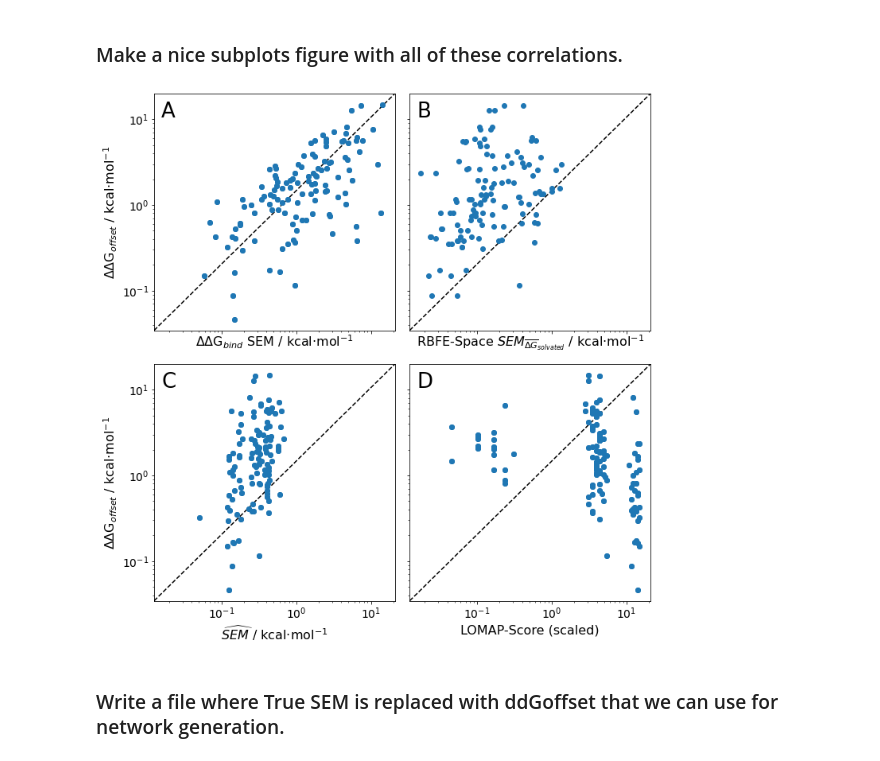
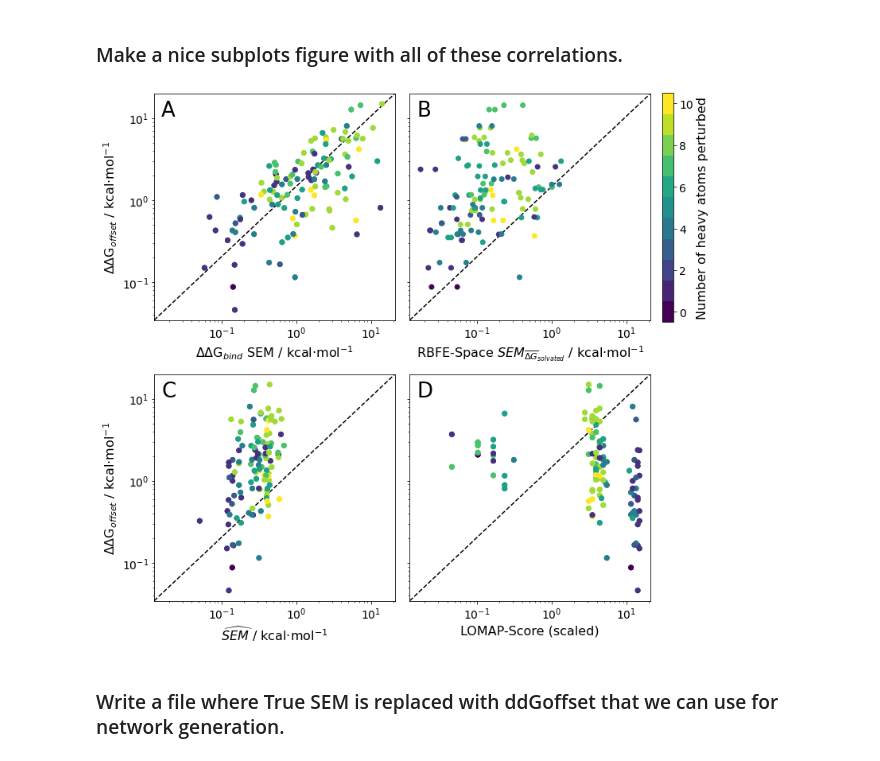
Before and after one commit to michellab/RBFENN, a Jupyter notebook: ANALYSIS/perturbation_networks/_05_check_tyk2_sf_correlations.ipynb, the cells around one changed output. Cells and saved outputs as stored; diff of their text form; code cells hidden in the pictures.

Commit message:
added colourbar to corr plot

```diff
--- a/ANALYSIS/perturbation_networks/_05_check_tyk2_sf_correlations.ipynb
+++ b/ANALYSIS/perturbation_networks/_05_check_tyk2_sf_correlations.ipynb
@@ -152,5 +51,0 @@ NameError: name 'tranformations' is not defined
-# %%
-for pert, _ in pert_network_dict.items():
-        liga, ligb = pert.split("~")
-        freenrg, err = fep_data[pert]
-        print(pert, fep_data[pert])
@@ -285,6 +216,7 @@ for i in range(len(data)):
 # %%
 fep_sems = []
 fep_minus_exp_freenrgs = []
+fep_minus_exp_freenrgs_HAs = []
 
 for pert, fep_outputs in fep_data.items():
     # get the FEP predictions as floats.
@@ -299,3 +231,6 @@ for pert, fep_outputs in fep_data.items():
     abs_fep_minus_exp = abs(fep_freenrg - exp_ddg)
     fep_minus_exp_freenrgs.append(abs_fep_minus_exp)
     fep_sems.append(fep_sem)
+
+    # get the number of perturbed heavy atoms for this pert.
+    fep_minus_exp_freenrgs_HAs.append(num_ha_perturbed[pert])
@@ -311,6 +238,7 @@ plt.show()
 # what about FEP-Space SEM vs ddGoffset?
 fepspace_sems = []
 ddg_offsets_matched = []
+ddg_offsets_matched_HAs = []
 
 for pert, fep_outputs in fep_data.items():
     query_name = f"{pert}_tyk2"
@@ -332,3 +260,6 @@ for pert, fep_outputs in fep_data.items():
     if len(fepspace_sem) > 0: # i.e. if found in FEP-Space.
         fepspace_sems.append(float(fepspace_sem))
         ddg_offsets_matched.append(float(abs_fep_minus_exp))
+
+        # get the number of perturbed heavy atoms for this pert.
+        ddg_offsets_matched_HAs.append(num_ha_perturbed[pert])
@@ -354,6 +279,7 @@ for input_file in glob.glob("output/series_predictions/tyk2_*.csv"):
 fepnn_df["pred_sem_mean"] = np.mean(fepnn_preds, axis=0)
 fepnn_df["pred_sem_std"] = np.std(fepnn_preds, axis=0)
 
+n_ha_perturbed_C_D = []
 for pert, fep_outputs in fep_data.items():
     query_name = f"{pert}_tyk2"
 
@@ -371,5 +297,9 @@ for pert, fep_outputs in fep_data.items():
     # get the FEP-NN predicted SEM.
     pred_sem = fepnn_df[fepnn_df['pert_name'] == pert]['pred_sem_mean'].values
 
+    # get the number of perturbed heavy atoms.
+    n_ha = fepnn_df[fepnn_df['pert_name'] == pert]['num_ha_change'].values[0]
+    n_ha_perturbed_C_D.append(n_ha)
+
     pred_sems.append(float(pred_sem[0]))
     ddg_offsets.append(float(abs_fep_minus_exp))
@@ -446,40 +349,47 @@ plotScatter(lomap_scores_scaled, ddg_offsets, log_transf=True,
 # %%
 f, axes = plt.subplots(2, 2, figsize=(10,10), sharey=True, sharex=True)
 
 # top left. ddgbind vs sem
-axes[0][0].scatter(fep_sems, fep_minus_exp_freenrgs)
+axes[0][0].scatter(fep_sems, fep_minus_exp_freenrgs, c=fep_minus_exp_freenrgs_HAs)
 axes[0][0].set_xlabel(r"$\Delta\Delta$G$_{bind}$ SEM / kcal$\cdot$mol$^{-1}$")
 axes[0][0].set_ylabel(r"$\Delta\Delta$G$_{offset}$ / kcal$\cdot$mol$^{-1}$")
 
-
 # top right. fepspace sem vs offset
-axes[0][1].scatter(fepspace_sems, ddg_offsets_matched)
+axes[0][1].scatter(fepspace_sems, ddg_offsets_matched, c=ddg_offsets_matched_HAs)
 axes[0][1].set_xlabel("RBFE-Space $SEM_{\overline{\Delta{G}}_{solvated}}$ / kcal$\cdot$mol$^{-1}$")
-# axes[0][1].set_ylabel(r"$\Delta\Delta$G$_{offset}$ / kcal$\cdot$mol$^{-1}$")
 
 # bottom left. pred sem vs offset
-axes[1][0].scatter(pred_sems, ddg_offsets)
+axes[1][0].scatter(pred_sems, ddg_offsets, c=n_ha_perturbed_C_D)
 axes[1][0].set_xlabel(r"$\widehat{SEM}$ / kcal$\cdot$mol$^{-1}$")
 axes[1][0].set_ylabel(r"$\Delta\Delta$G$_{offset}$ / kcal$\cdot$mol$^{-1}$")
 
 # bottom right. LOMAP vs offset
 # bottom left. pred sem vs offset
-axes[1][1].scatter(lomap_scores_scaled, ddg_offsets)
+axes[1][1].scatter(lomap_scores_scaled, ddg_offsets, c=n_ha_perturbed_C_D)
 axes[1][1].set_xlabel(r"LOMAP-Score (scaled)")
-# axes[1][1].set_ylabel(r"$\Delta\Delta$G$_{offset}$ / kcal$\cdot$mol$^{-1}$")
 
 
 for ax, index in zip(axes.flatten(), ["A", "B", "C", "D"]):
     ax.set_yscale("log")
     ax.set_xscale("log")
     ax.plot([0, 1], [0, 1], transform=ax.transAxes, ls="--", zorder=-10, c="black")
     ax.annotate(index, xy=(0.03, 0.9), xycoords="axes fraction", size=26)
 
+
+# turn x axis labels back on for A/B
+axes[0][0].xaxis.set_tick_params(labelbottom=True)
+axes[0][1].xaxis.set_tick_params(labelbottom=True)
+
+# add colourbar.
+ax2 = f.add_axes([1, 0.58, 0.02, 0.4])
+cb = mpl.colorbar.ColorbarBase(ax2, values=np.arange(0,11), label="Number of heavy atoms perturbed",
+                              orientation='vertical')
+
 plt.tight_layout()
 plt.savefig("/home/jscheen/projects/FEPSPACE/figures/tyk2_ddg_offset_corrs_scatters.png", dpi=300)
 plt.show()
 # %% [output]
-[figure, old version]
+[figure, new version]
 # %% [markdown]
 ### Write a file where True SEM is replaced with ddGoffset that we can use for network generation.
 # %%
```
Also changed, not shown: parts of 31 cells of this notebook.
